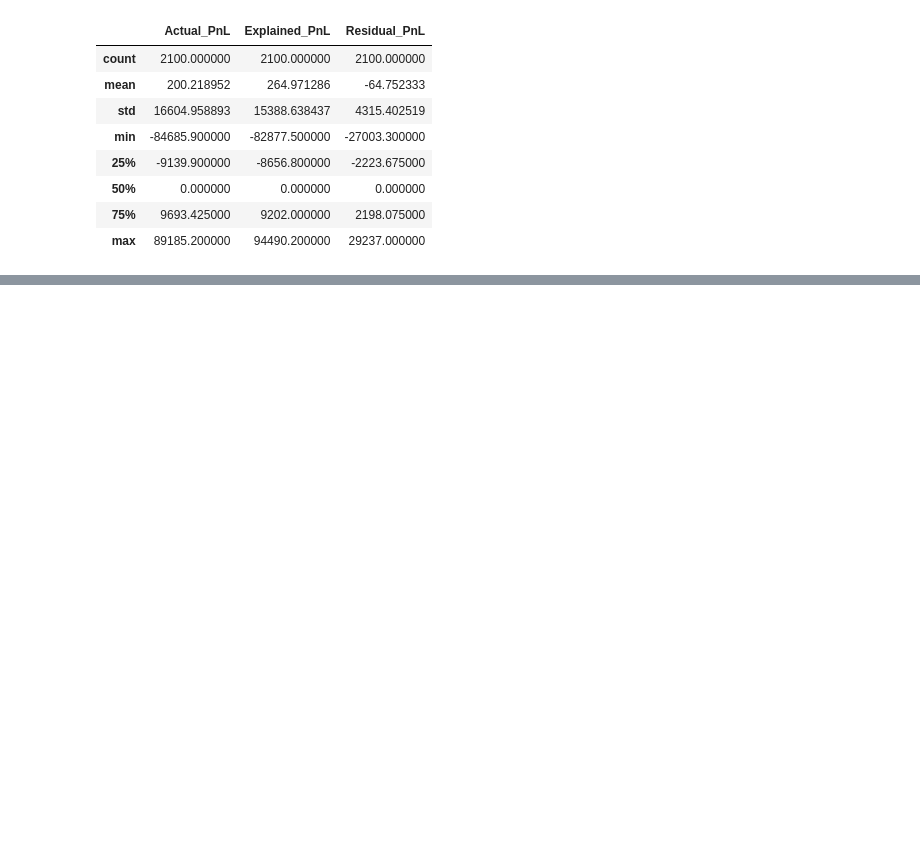
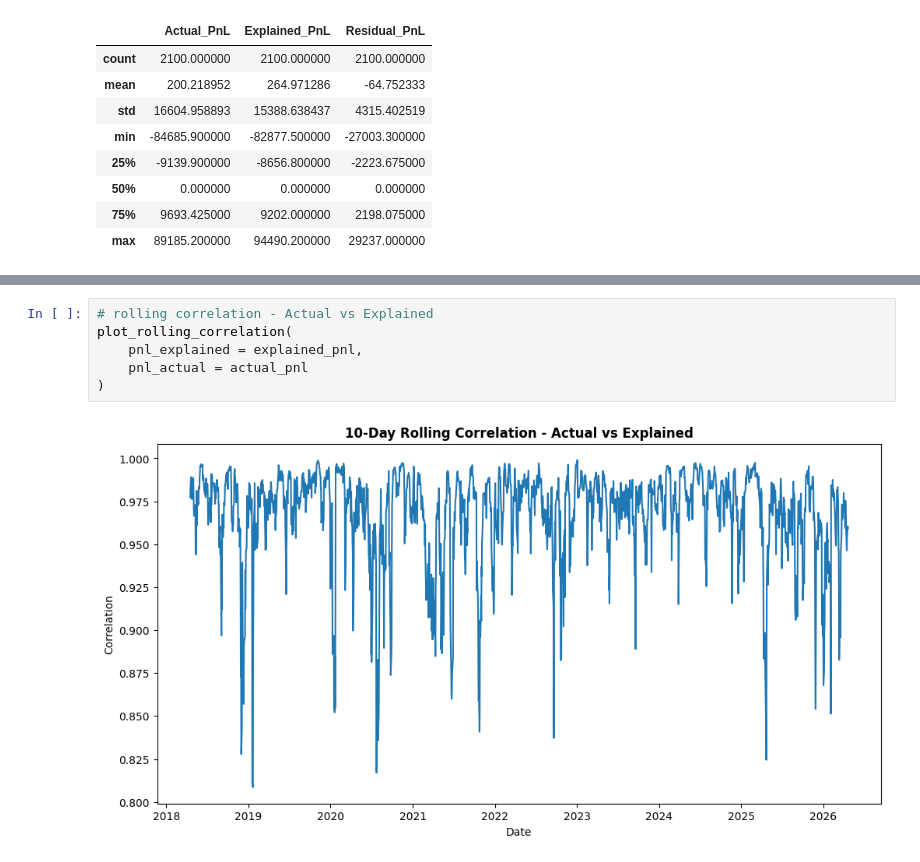
Before and after one commit to gorkemyencak/hedge-accounting-valuation-platform, a Jupyter notebook: notebooks/03_swap_pricing_testing.ipynb, the cells around one changed output, grey strips where cells are left out. Cells and saved outputs as stored; diff of their text form; blank space fills up the shorter version.

```diff
--- a/notebooks/03_swap_pricing_testing.ipynb
+++ b/notebooks/03_swap_pricing_testing.ipynb
@@ -355,0 +376,8 @@ residual.describe()
+# %%
+# rolling correlation - Actual vs Explained
+plot_rolling_correlation(
+    pnl_explained = explained_pnl,
+    pnl_actual = actual_pnl
+)
+# %% [output]
+[figure, added]
```
Also changed, not shown: parts of 3 cells of this notebook, 1 other file.
